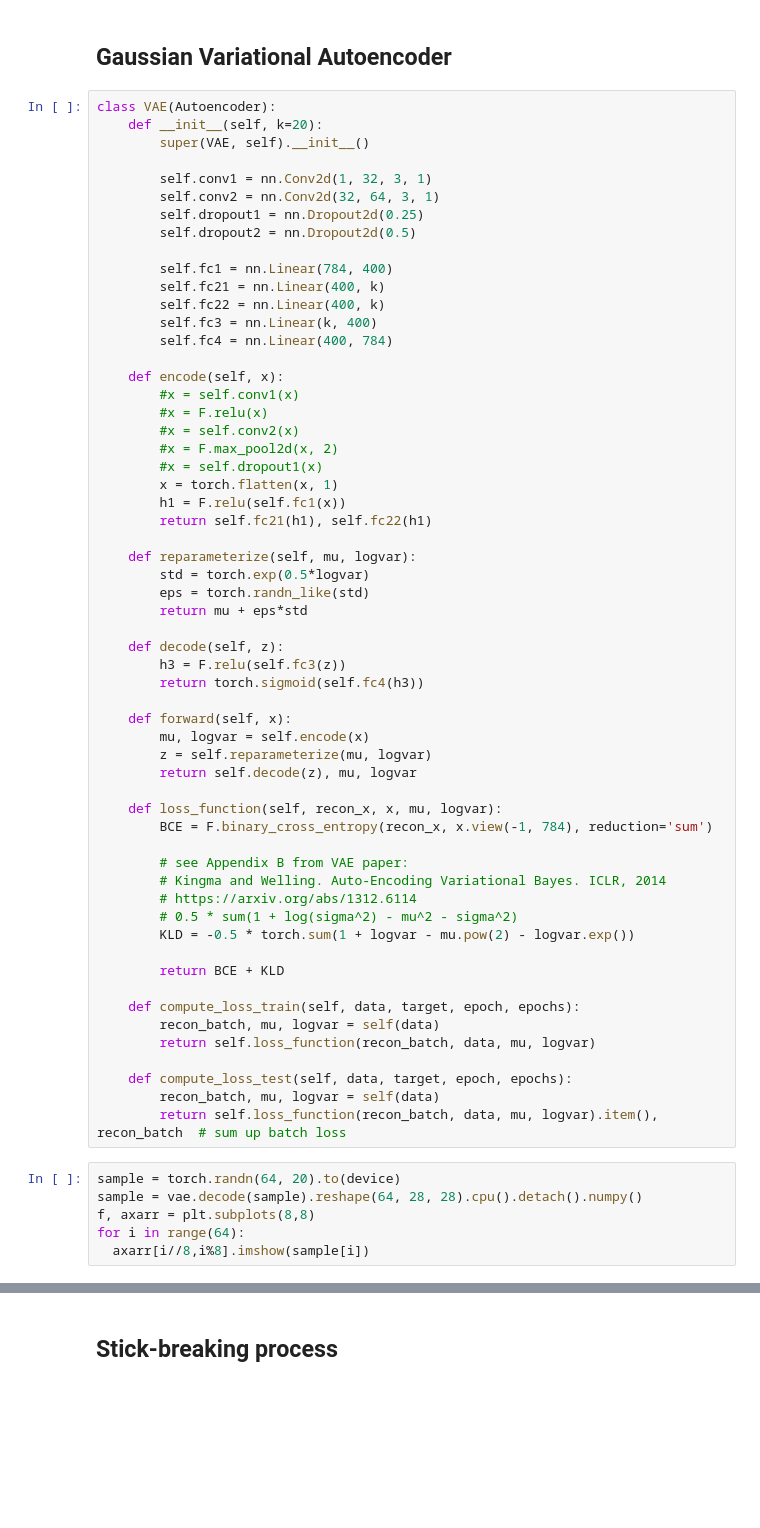
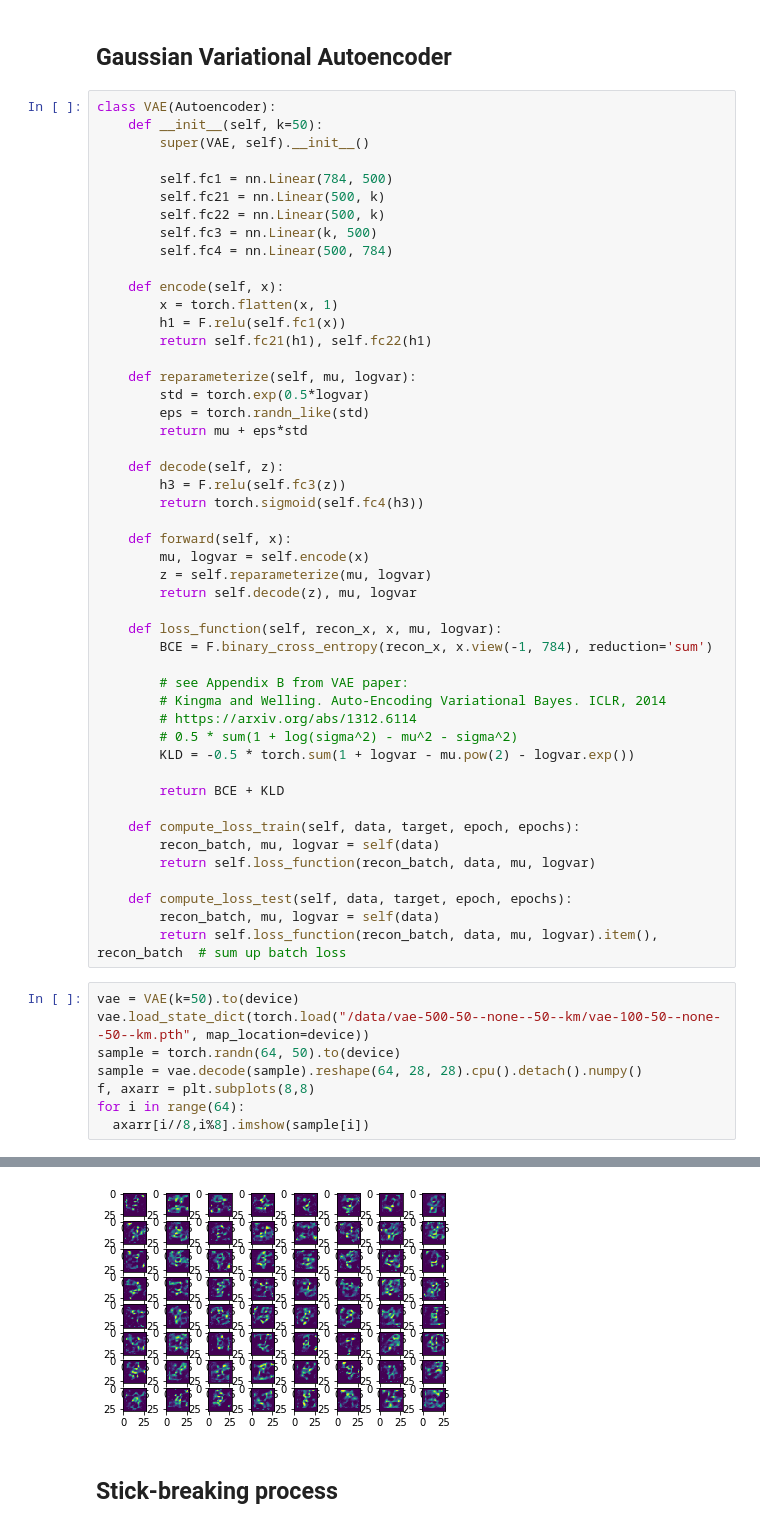
Before and after one commit to wittenator/pimai, a Jupyter notebook: src/notebook/src/Autoencoder.ipynb, the cells around one changed output, grey strips where cells are left out. Saved outputs shown, nothing was run; the diff lists cells and outputs as text; blank space fills up the shorter version.

```diff
--- a/src/notebook/src/Autoencoder.ipynb
+++ b/src/notebook/src/Autoencoder.ipynb
@@ -129,26 +129,16 @@ class Autoencoder(nn.Module):
 ## Gaussian Variational Autoencoder
 # %%
 class VAE(Autoencoder):
-    def __init__(self, k=20):
+    def __init__(self, k=50):
         super(VAE, self).__init__()
 
-        self.conv1 = nn.Conv2d(1, 32, 3, 1)
-        self.conv2 = nn.Conv2d(32, 64, 3, 1)
-        self.dropout1 = nn.Dropout2d(0.25)
-        self.dropout2 = nn.Dropout2d(0.5)
-
-        self.fc1 = nn.Linear(784, 400)
-        self.fc21 = nn.Linear(400, k)
-        self.fc22 = nn.Linear(400, k)
-        self.fc3 = nn.Linear(k, 400)
-        self.fc4 = nn.Linear(400, 784)
+        self.fc1 = nn.Linear(784, 500)
+        self.fc21 = nn.Linear(500, k)
+        self.fc22 = nn.Linear(500, k)
+        self.fc3 = nn.Linear(k, 500)
+        self.fc4 = nn.Linear(500, 784)
 
     def encode(self, x):
-        #x = self.conv1(x)
-        #x = F.relu(x)
-        #x = self.conv2(x)
-        #x = F.max_pool2d(x, 2)
-        #x = self.dropout1(x)
         x = torch.flatten(x, 1)
         h1 = F.relu(self.fc1(x))
         return self.fc21(h1), self.fc22(h1)
@@ -186,7 +176,9 @@ class VAE(Autoencoder):
         recon_batch, mu, logvar = self(data)
         return self.loss_function(recon_batch, data, mu, logvar).item(), recon_batch  # sum up batch loss
 # %%
-sample = torch.randn(64, 20).to(device)
+vae = VAE(k=50).to(device)
+vae.load_state_dict(torch.load("/data/vae-500-50--none--50--km/vae-100-50--none--50--km.pth", map_location=device))
+sample = torch.randn(64, 50).to(device)
 sample = vae.decode(sample).reshape(64, 28, 28).cpu().detach().numpy()
 f, axarr = plt.subplots(8,8)
 for i in range(64):
@@ -196,3 +187,4 @@ NameError: name 'vae' is not defined
+[figure, added]
 # %% [markdown]
 ## Stick-breaking process
 # %%
```
Also changed, not shown: parts of 3 cells of this notebook, 32 other files.
